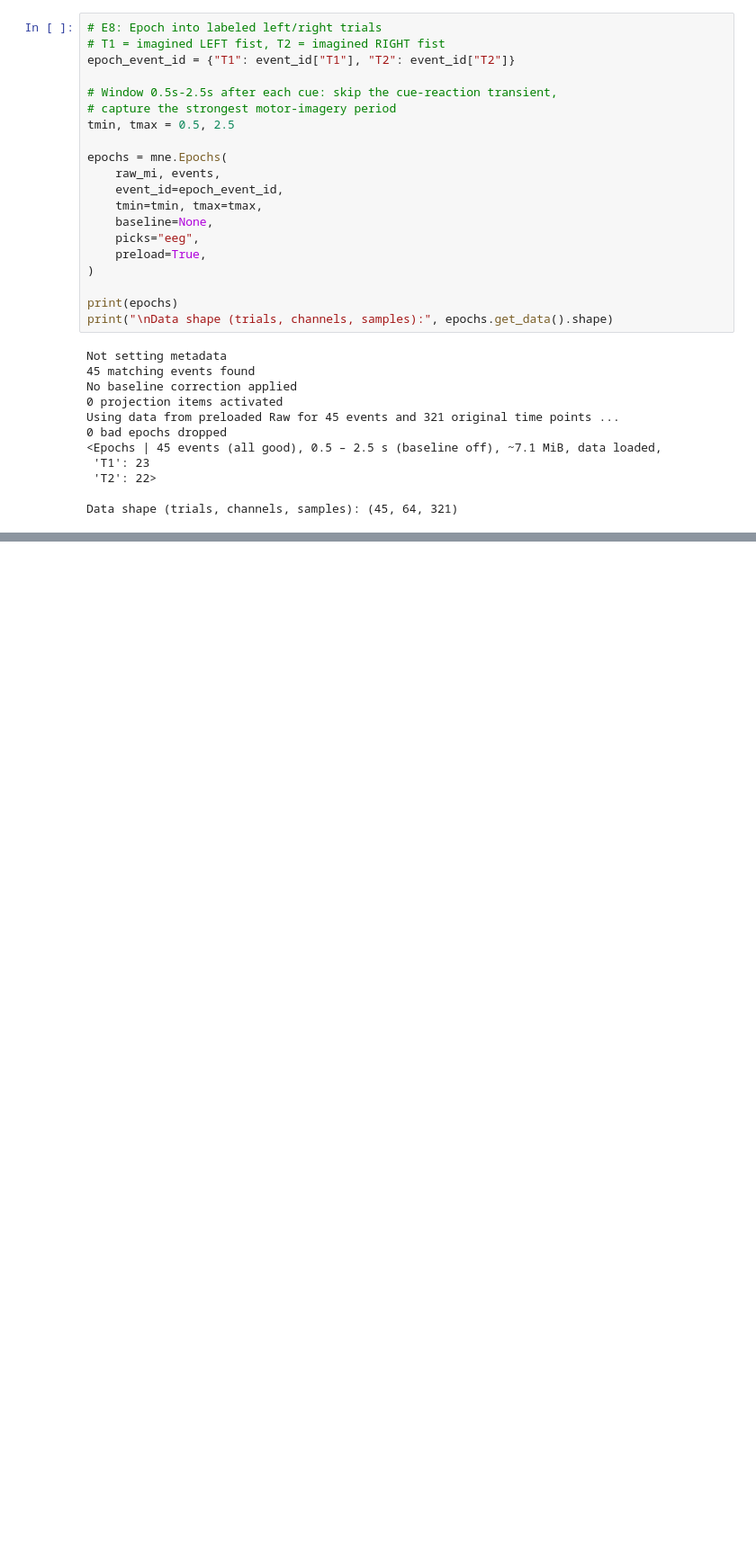
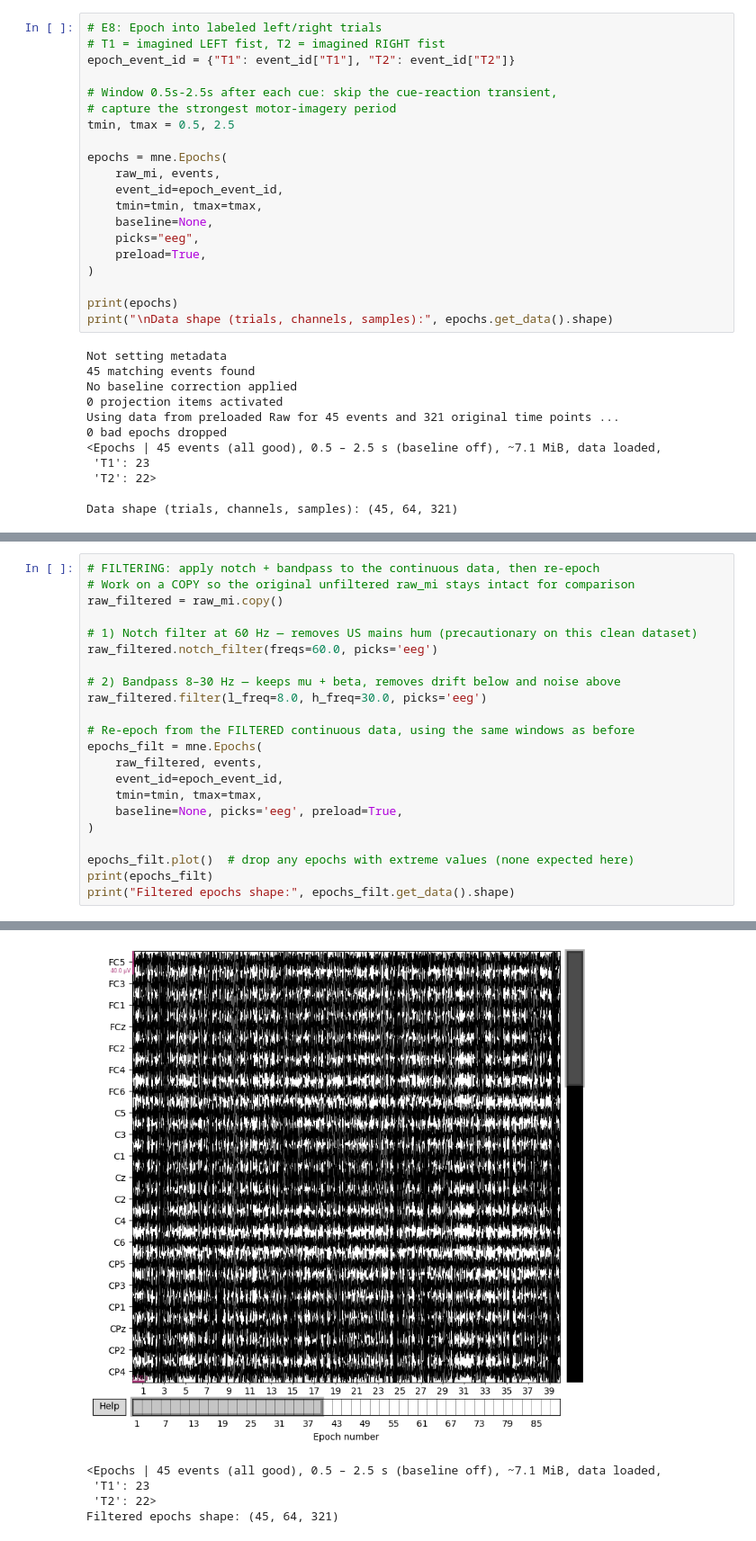
Before and after one commit to IbeeckC/EEG_BCI-pi, a Jupyter notebook: notebooks/01_physionet.ipynb, the cells around one changed output, grey strips where cells are left out. Shown at 90% size. Drawn from its saved outputs; the diff is of its cells as text; blank space fills up the shorter version.

Commit message:
Add filtering + filtered analysis and EEG fundamentals primer

```diff
--- a/notebooks/01_physionet.ipynb
+++ b/notebooks/01_physionet.ipynb
@@ -176,0 +257,23 @@ Data shape (trials, channels, samples): (45, 64, 321)
+# %%
+# FILTERING: apply notch + bandpass to the continuous data, then re-epoch
+# Work on a COPY so the original unfiltered raw_mi stays intact for comparison
+raw_filtered = raw_mi.copy()
+
+# 1) Notch filter at 60 Hz — removes US mains hum (precautionary on this clean dataset)
+raw_filtered.notch_filter(freqs=60.0, picks='eeg')
+
+# 2) Bandpass 8–30 Hz — keeps mu + beta, removes drift below and noise above
+raw_filtered.filter(l_freq=8.0, h_freq=30.0, picks='eeg')
+
+# Re-epoch from the FILTERED continuous data, using the same windows as before
+epochs_filt = mne.Epochs(
+    raw_filtered, events,
+    event_id=epoch_event_id,
+    tmin=tmin, tmax=tmax,
+    baseline=None, picks='eeg', preload=True,
+)
+
+epochs_filt.plot()  # drop any epochs with extreme values (none expected here)
+print(epochs_filt)
+print("Filtered epochs shape:", epochs_filt.get_data().shape)
+# %% [output]
@@ -176,0 +297,5 @@ Data shape (trials, channels, samples): (45, 64, 321)
+[figure, added]
+<Epochs | 45 events (all good), 0.5 – 2.5 s (baseline off), ~7.1 MiB, data loaded,
+ 'T1': 23
+ 'T2': 22>
+Filtered epochs shape: (45, 64, 321)
```
Also changed, not shown: parts of 6 cells of this notebook, 1 other file.
